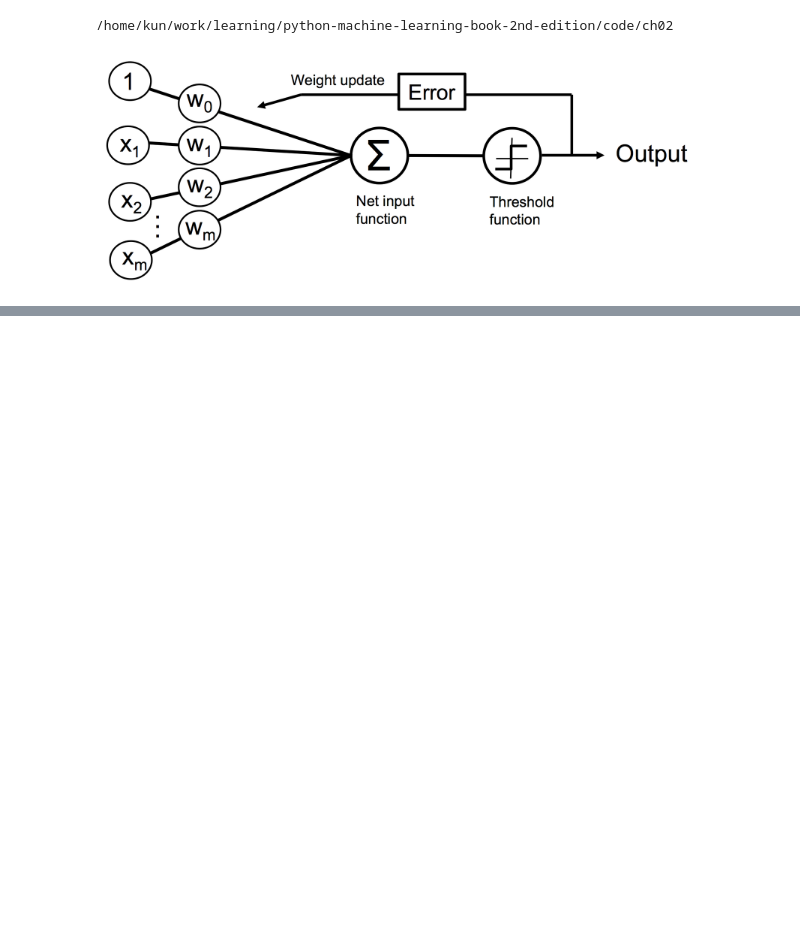
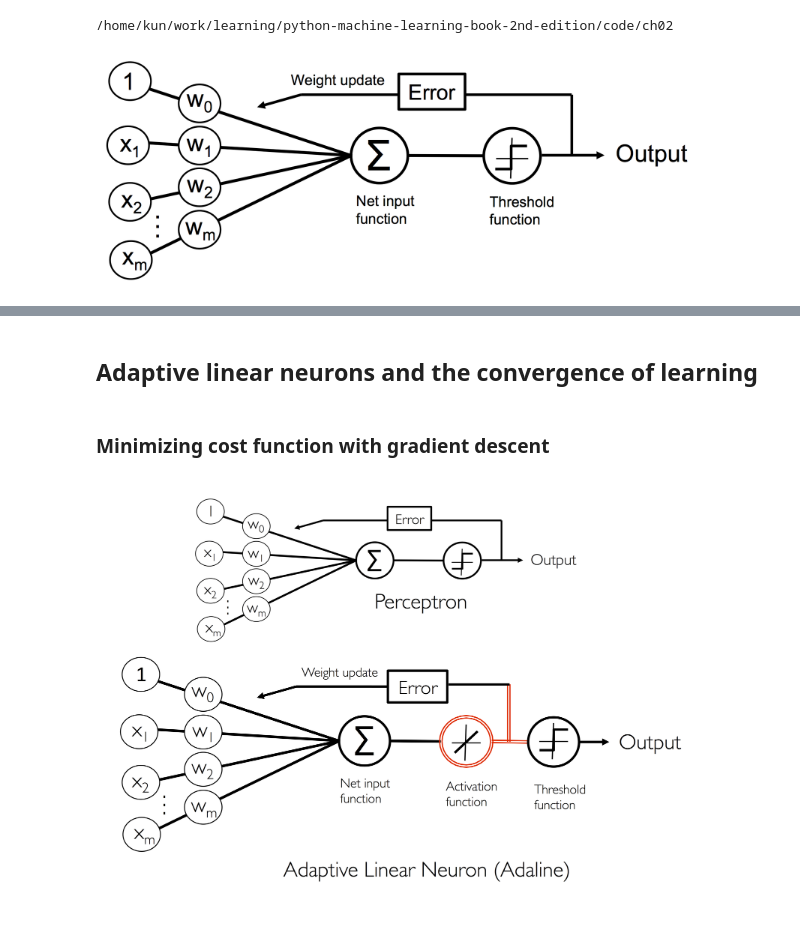
Before and after one commit to panda2727/python-machine-learning-book-2nd-edition, a Jupyter notebook: code/ch02/ch02_sandbox.ipynb, the cells around one changed output, grey strips where cells are left out. Drawn from its saved outputs; the diff is of its cells as text; code cells hidden in the pictures; blank space fills up the shorter version.

```diff
--- a/code/ch02/ch02_sandbox.ipynb
+++ b/code/ch02/ch02_sandbox.ipynb
@@ -33,0 +73,8 @@ class Perceptron(object):
+# %% [markdown]
+## Adaptive linear neurons and the convergence of learning
+# %% [markdown]
+### Minimizing cost function with gradient descent
+# %%
+Image(filename='./images/02_09.png', width=600)
+# %% [output]
+[figure, added]
```
Also changed, not shown: parts of 6 cells of this notebook.
